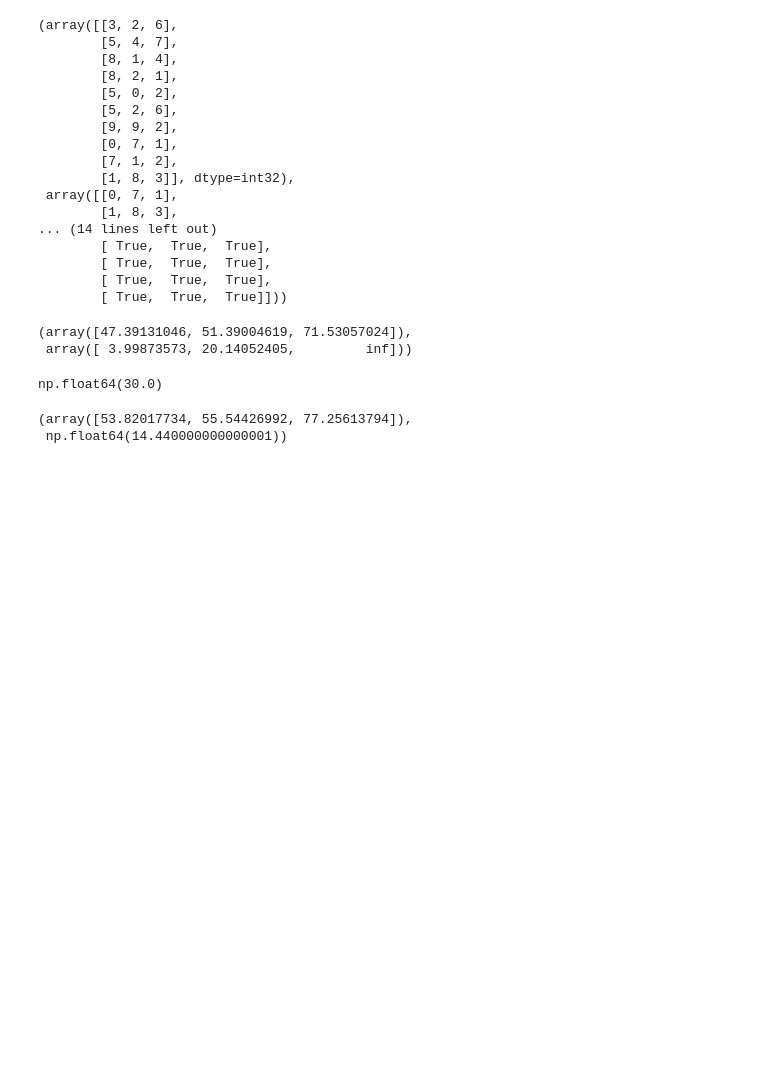
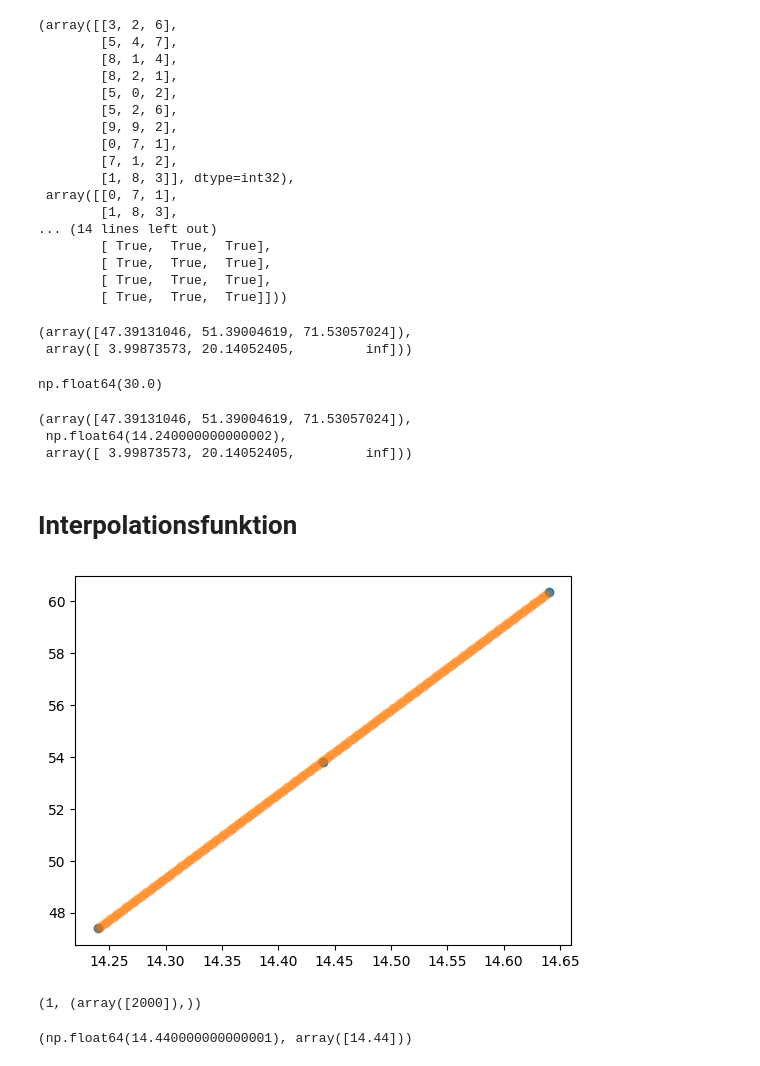
Before and after one commit to TimLockstedt/Opt1, a Jupyter notebook: A2_Tim.ipynb, the cells around one changed output. Drawn from its saved outputs; the diff is of its cells as text; code cells hidden in the pictures; blank space fills up the shorter version.

```diff
--- a/A2_Tim.ipynb
+++ b/A2_Tim.ipynb
@@ -572,9 +571,27 @@ def d(x:np.ndarray): # Abstandsfunktion
 			d[i] = dist if d[i] > dist else d[i]
 	return d
 # %%
-test = data_class("TrafficDataset\sequence_data1-1_1.mat")
-x, t = test.getCurrentCoords(1)
-x, t
+test = data_class("TrafficDataset/sequence_data1-1_1.mat")
+x, t = test.getCurrentCoords()
+dist =  d(x)
+x, t, dist
 # %% [output]
-(array([53.82017734, 55.54426992, 77.25613794]),
- np.float64(14.440000000000001))
+(array([47.39131046, 51.39004619, 71.53057024]),
+ np.float64(14.240000000000002),
+ array([ 3.99873573, 20.14052405,         inf]))
+# %% [markdown]
+# Interpolationsfunktion
+# %%
+ort = test.get_x()[0,:]
+zeit = test.get_t()
+dt = 0.001
+steigung = (np.max(ort)-np.min(ort))/(np.max(zeit)-np.min(zeit))
+ort_int = steigung * np.arange(0, np.max(zeit)-np.min(zeit), dt) + np.min(ort)
+zeit_int = np.arange(zeit[0], zeit[-1], dt)
+
+from matplotlib import pyplot as plt
+plt.plot(zeit, ort, "o")
+plt.plot(zeit_int, ort_int, "o", alpha = 0.2)
+plt.show()
+# %% [output]
+[figure, added]
@@ -580,0 +613,9 @@ x, t
+# %%
+indes = np.where((zeit_int >= (zeit[1] - dt/2)) & (zeit_int <= (zeit[1] + dt/2)))
+len(indes), indes
+# %% [output]
+(1, (array([2000]),))
+# %%
+zeit[1], zeit_int[indes]
+# %% [output]
+(np.float64(14.440000000000001), array([14.44]))
```
Also changed, not shown: parts of 5 cells of this notebook, 1 other file.
